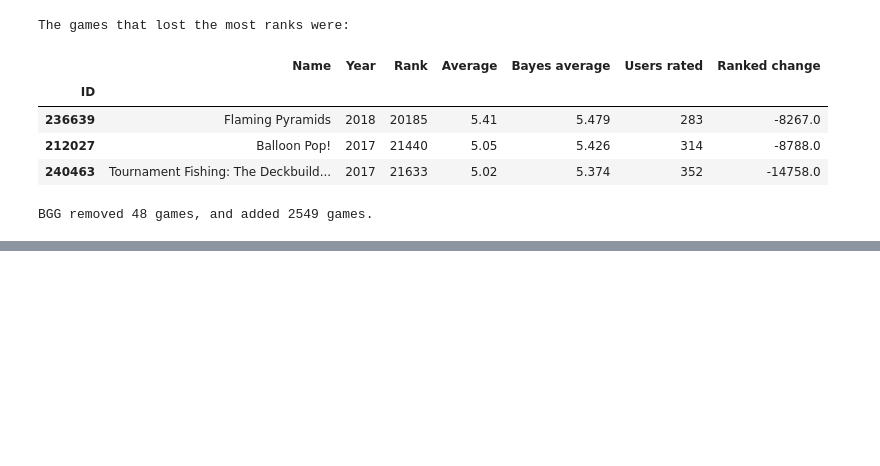
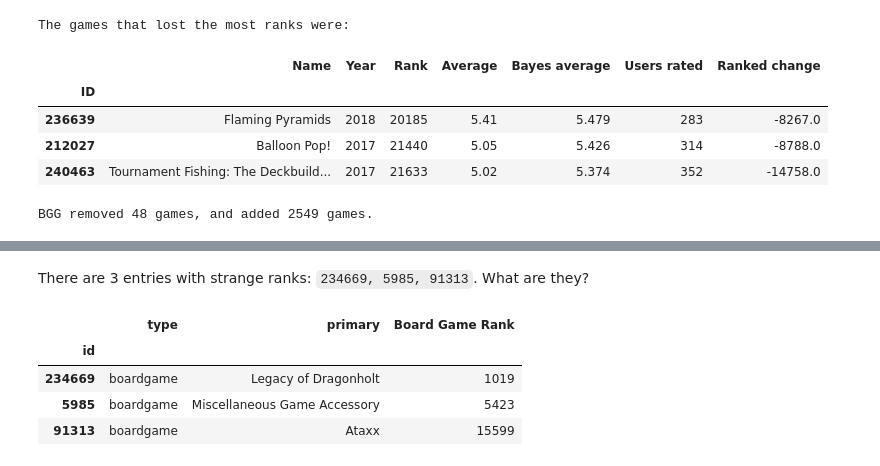
Before and after one commit to J-Zoo99/portfolio, a Jupyter notebook: BoardGameGeek.ipynb, the cells around one changed output, grey strips where cells are left out. Cells and saved outputs as stored; diff of their text form; code cells hidden in the pictures; blank space fills up the shorter version.

```diff
--- a/BoardGameGeek.ipynb
+++ b/BoardGameGeek.ipynb
@@ -277,0 +315,10 @@ What's the highest ranking game of each genre?
+# %% [markdown]
+There are 3 entries with strange ranks: `234669, 5985, 91313`. What are they?
+# %%
+df_game_details[df_game_details['RPG Item Rank'].notna() | df_game_details['Accessory Rank'].notna() | df_game_details['Video Game Rank'].notna()][['type','primary','Board Game Rank']]
+# %% [output]
+|  | type | primary | Board Game Rank |
+| id |  |  |  |
+| 234669 | boardgame | Legacy of Dragonholt | 1019 |
+| 5985 | boardgame | Miscellaneous Game Accessory | 5423 |
+| 91313 | boardgame | Ataxx | 15599 |
```
Also changed, not shown: parts of 16 cells of this notebook.
